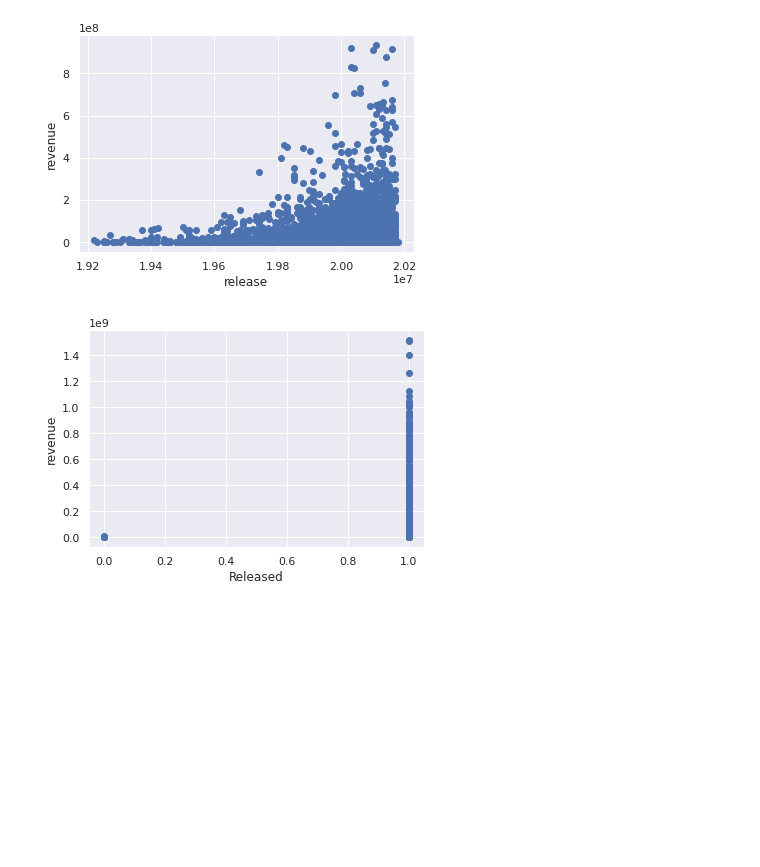
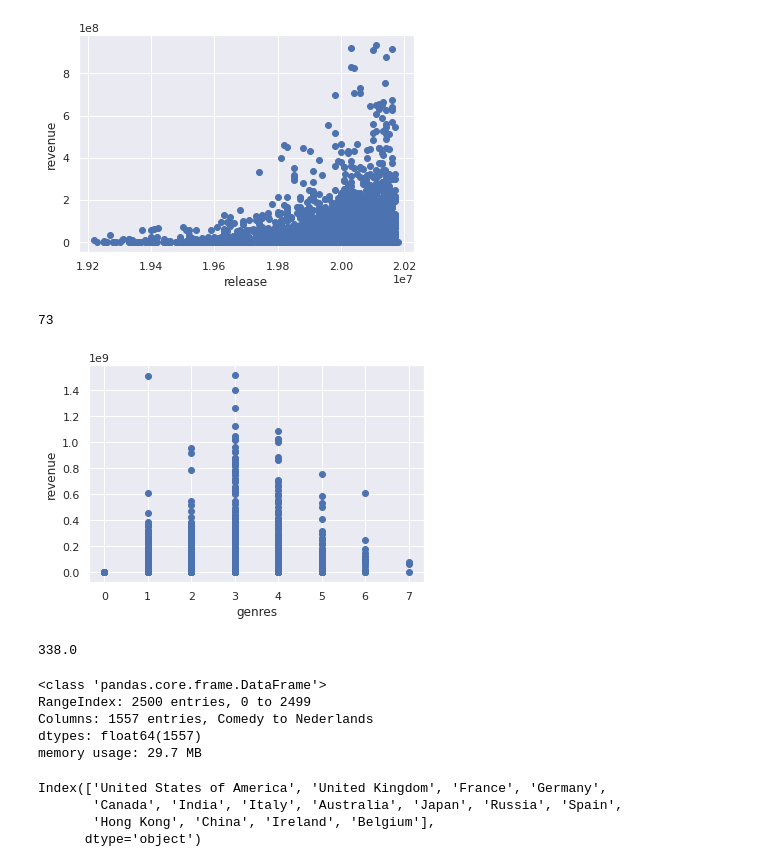
Before and after one commit to achillelamb/the-movie-db, a Jupyter notebook: The-Movie-DB.ipynb, the cells around one changed output. Cells and saved outputs as stored; diff of their text form; code cells hidden in the pictures; blank space fills up the shorter version.

```diff
--- a/The-Movie-DB.ipynb
+++ b/The-Movie-DB.ipynb
@@ -355,6 +404,6 @@ test_set['homepage'] = [1 if (type(x) == str) else 0 for x in test_set['homepage
 # %%
 features = [genre for genre in GENRES]
-features.extend(['runtime', 'popularity', 'belongs_to_collection', 'year', 'month','homepage', 'budget'])
+features.extend(['genres', 'runtime', 'popularity', 'belongs_to_collection', 'year', 'month','homepage', 'budget', 'tagline'])
 features.extend([country for country in PROD_COUNTRIES])
 features.extend([company for company in PROD_COMPANIES])
 features.extend([actor for actor in CAST])
@@ -363,6 +412,14 @@ features.extend([lang for lang in LANGUAGES])
 X = train_set[features][:2500]
 y = train_set['revenue'][:2500]
 
+for feature in features:
+    MAX = train_set[feature].max()
+    MIN = train_set[feature].min()
+
+    X[feature] = (X[feature]-MIN)/(MAX-MIN)
+
+X = X.fillna(0)
+
 
 model = LinearRegression(fit_intercept=False, positive=True)
 #model = Ridge(alpha=0.01)
@@ -383,2 +439,0 @@ train_set[['revenue', 'predicted']][:2500].plot();
-# %%
-train_set['predicted'][2500:] = model.predict(train_set[features][2500:])
@@ -389,0 +440,13 @@ See the caveats in the documentation: https://pandas.pydata.org/pandas-docs/stab
+# %%
+X = train_set[features][2500:]
+y = train_set['revenue'][2500:]
+
+for feature in features:
+    MAX = train_set[feature].max()
+    MIN = train_set[feature].min()
+
+    X[feature] = (X[feature]-MIN)/(MAX-MIN)
+
+X = X.fillna(0)
+
+train_set['predicted'][2500:] = model.predict(X)
@@ -464,17 +540,38 @@ plt.show()
 status = set()
 for s in train_set['status']:
     status.add(s)
-# %%
-train_set['status']=[1 if status == 'Released' else 0 for status in train_set['status']]
+# %%
+len(PROD_COUNTRIES)
+# %% [output]
+73
 # %%
 # Let's plot the data now
-x = train_set['status']
-#x = [len(train_set['keywords'][i]) for i in range(len(train_set['keywords']))]
+#x = train_set['Thriller']
+x = [len(train_set['genres'][i]) for i in range(len(train_set['genres']))]
 y = train_set['revenue']
 
 plt.scatter(x,y)
-plt.xlabel("Released")
+plt.xlabel("genres")
 plt.ylabel("revenue")
 plt.show()
 # %% [output]
-[figure, old version]
+[figure, new version]
+# %%
+train_set['runtime'].max()
+# %% [output]
+338.0
+# %%
+X.info()
+# %% [output]
+<class 'pandas.core.frame.DataFrame'>
+RangeIndex: 2500 entries, 0 to 2499
+Columns: 1557 entries, Comedy to Nederlands
+dtypes: float64(1557)
+memory usage: 29.7 MB
+# %%
+common_countries
+# %% [output]
+Index(['United States of America', 'United Kingdom', 'France', 'Germany',
+       'Canada', 'India', 'Italy', 'Australia', 'Japan', 'Russia', 'Spain',
+       'Hong Kong', 'China', 'Ireland', 'Belgium'],
+      dtype='object')
```
Also changed, not shown: parts of 23 cells of this notebook.
